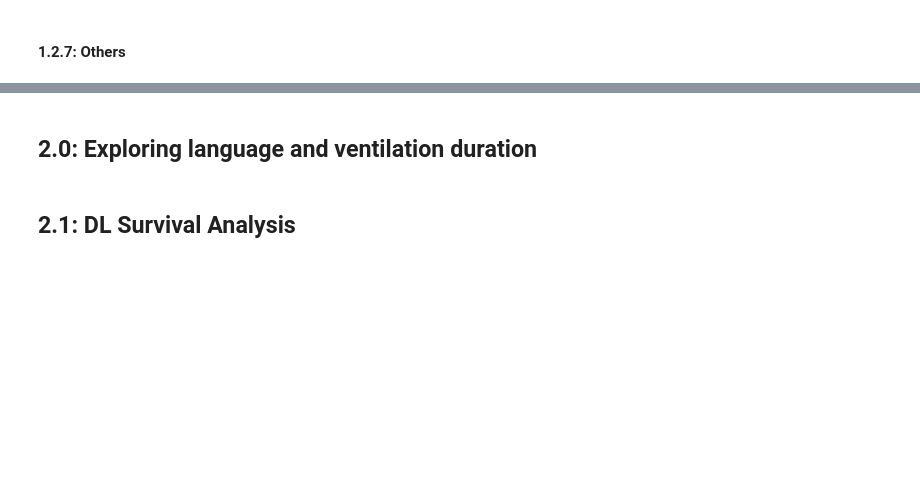
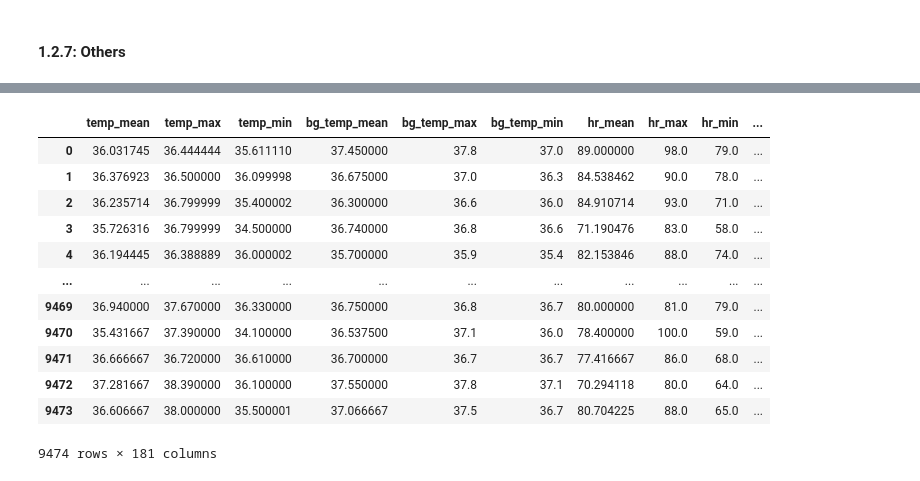
Before and after one commit to marcelchee/trident3, a Jupyter notebook: data_cleaning.ipynb, the cells around one changed output, grey strips where cells are left out. Saved outputs shown, nothing was run; the diff lists cells and outputs as text; code cells hidden in the pictures; blank space fills up the shorter version.

```diff
--- a/data_cleaning.ipynb
+++ b/data_cleaning.ipynb
@@ -474,9 +511,0 @@ for column in timeseries:
-# %%
-# add on non-time data for imputation
-extraColumns = [i for i in df.columns if i not in list(dfForImpute.columns) + timeseries + ['infection', 'vent_array', 'int_time1', 'ext_time1'] + ptinfo + adm_num]
-for i in extraColumns:
-    if i in ('weight', 'height', 'duration1'):
-        dfForImpute[i] = df[i]
-    else:
-        dfForImpute[i] = df[i].astype('category')
-dfForImpute = dfForImpute.copy()
@@ -485,0 +531,23 @@ dfForImpute
+# %%
+# generating infection during ventilation binary values
+
+x = timeseries_valuenames[column] if column in timeseries_valuenames else "value"
+infList = []
+column='infection'
+for i in range(len(df[column])):
+    y = inf_parser(df[column][i], timeLimits=(df['int_time1'][i].to_pydatetime(), df['ext_time1'][i].to_pydatetime()))
+    infList.append(y)
+dfForImpute['infection_vent'] = infList
+# %%
+# add on non-time data for imputation
+
+#extraColumns = [i for i in df.columns if i not in list(dfForImpute.columns) + timeseries + ['infection', 'vent_array', 'int_time1', 'ext_time1'] + ptinfo + adm_num] #allen
+extraColumns = [i for i in df.columns if i not in list(dfForImpute.columns) + timeseries + ['vent_array','infection'] + ptinfo + adm_num] #marcel
+
+for i in extraColumns:
+    if i in ('weight', 'height', 'duration1','duration2'):
+        dfForImpute[i] = df[i]
+    else:
+        dfForImpute[i] = df[i].astype('category')
+dfForImpute.drop(axis=1, columns=[0], inplace=True)
+dfForImpute2 = dfForImpute.copy()
@@ -486,5 +571,5 @@ dfForImpute
 # %%
-dfForImpute2 = dfForImpute[dfForImpute.columns[:]]
+dfForImpute2 = dfForImpute.drop(axis=1, columns=['int_time1', 'ext_time1', 'duration1','int_time2', 'ext_time2','duration2'])
 
 kds = mf.ImputationKernel(
   dfForImpute2,
@@ -514,2 +619,0 @@ dfImputed.to_csv('imputed.csv')
-# %% [markdown]
-## 2.0: Exploring language and ventilation duration
@@ -597,2 +619,0 @@ print('t_test p-val;: '+str(ttest_ind(x1, x2)[1]))
-# %% [markdown]
-## 2.1: DL Survival Analysis
@@ -628,0 +620,21 @@ print(templist)
+# %%
+y = np.asarray([i.to_pydatetime() for i in df["int_time1"]])
+z = np.asarray([i.to_pydatetime() for i in df["outtime"]])
+dfImputed['icu_stay_duration'] = [i.total_seconds() for i in z-y]
+dfImputed[['hadm_id','subject_id']] = df[['hadm_id','subject_id']]
+dfImputed[['int_time1', 'ext_time1', 'duration1','int_time2', 'ext_time2','duration2']] = df[['int_time1', 'ext_time1', 'duration1','int_time2', 'ext_time2','duration2']] #marcel not #allen
+dfImputed
+# %% [output]
+|  | temp_mean | temp_max | temp_min | bg_temp_mean | bg_temp_max | bg_temp_min | hr_mean | hr_max | hr_min | ... |
+| 0 | 36.031745 | 36.444444 | 35.611110 | 37.450000 | 37.8 | 37.0 | 89.000000 | 98.0 | 79.0 | ... |
+| 1 | 36.376923 | 36.500000 | 36.099998 | 36.675000 | 37.0 | 36.3 | 84.538462 | 90.0 | 78.0 | ... |
+| 2 | 36.235714 | 36.799999 | 35.400002 | 36.300000 | 36.6 | 36.0 | 84.910714 | 93.0 | 71.0 | ... |
+| 3 | 35.726316 | 36.799999 | 34.500000 | 36.740000 | 36.8 | 36.6 | 71.190476 | 83.0 | 58.0 | ... |
+| 4 | 36.194445 | 36.388889 | 36.000002 | 35.700000 | 35.9 | 35.4 | 82.153846 | 88.0 | 74.0 | ... |
+| ... | ... | ... | ... | ... | ... | ... | ... | ... | ... | ... |
+| 9469 | 36.940000 | 37.670000 | 36.330000 | 36.750000 | 36.8 | 36.7 | 80.000000 | 81.0 | 79.0 | ... |
+| 9470 | 35.431667 | 37.390000 | 34.100000 | 36.537500 | 37.1 | 36.0 | 78.400000 | 100.0 | 59.0 | ... |
+| 9471 | 36.666667 | 36.720000 | 36.610000 | 36.700000 | 36.7 | 36.7 | 77.416667 | 86.0 | 68.0 | ... |
+| 9472 | 37.281667 | 38.390000 | 36.100000 | 37.550000 | 37.8 | 37.1 | 70.294118 | 80.0 | 64.0 | ... |
+| 9473 | 36.606667 | 38.000000 | 35.500001 | 37.066667 | 37.5 | 36.7 | 80.704225 | 88.0 | 65.0 | ... |
+9474 rows × 181 columns
```
Also changed, not shown: parts of 63 cells of this notebook, 1 other file.
